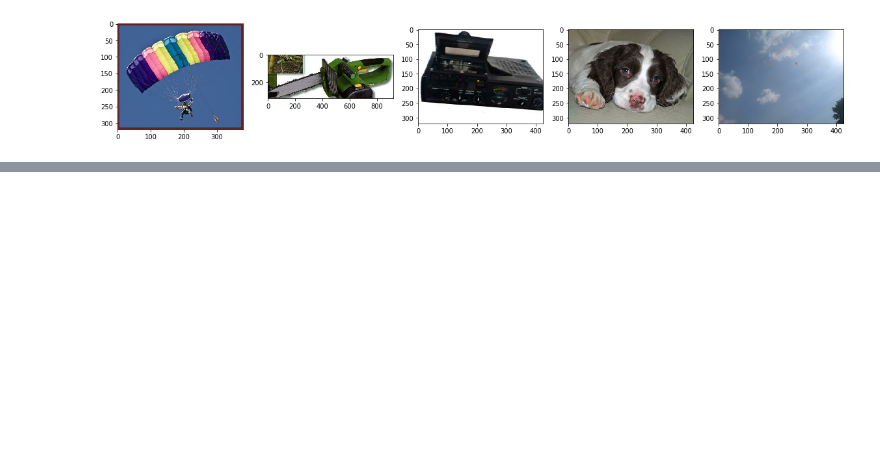
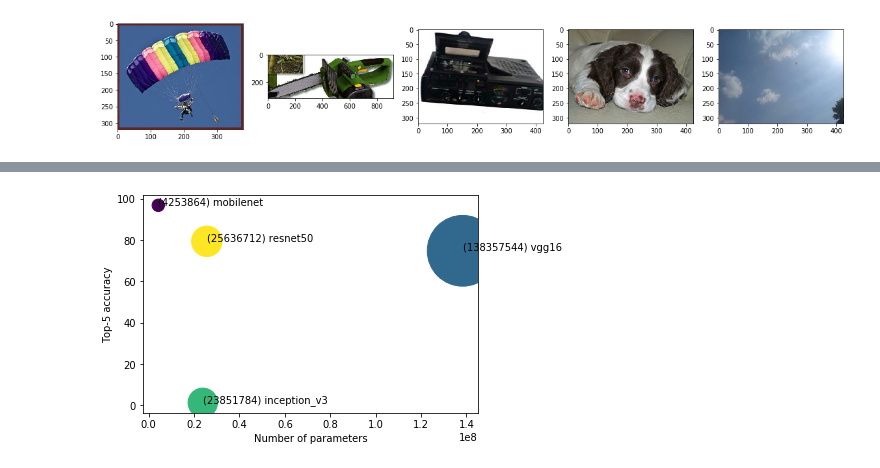
Before and after one commit to TimbusCalin/otus_cv_cource, a Jupyter notebook: src/otus_hw2/top_5_accuracy.ipynb, the cells around one changed output, grey strips where cells are left out. Saved outputs shown, nothing was run; the diff lists cells and outputs as text; code cells hidden in the pictures; blank space fills up the shorter version.

Commit message:
add visualization

```diff
--- a/src/otus_hw2/top_5_accuracy.ipynb
+++ b/src/otus_hw2/top_5_accuracy.ipynb
@@ -98,6 +110,7 @@ labels_dict = {
    9: "n03888257"
 }
 # %%
+# calculation
 def top_k_accuracy(y_preds, y_real):
     is_right_ans = False
     for pred in y_preds:
@@ -106,16 +119,17 @@ def top_k_accuracy(y_preds, y_real):
             break
     return is_right_ans
 
-model_names_list = ["vgg16", "mobilenet"]
-# model_names_list = ["mobilenet", "vgg16", "inception_v3", "resnet50"]
-gen_iter = model_generator(model_names_list, ds_test)
+# model_names_list = ["inception_v3"]
+model_names_list = ["mobilenet", "vgg16", "inception_v3", "resnet50"]
+gen_iter = model_generator(model_names_list, imagenette_dataset)
 
+models_results = []
 model_top5_results = {}
 for name in model_names_list:
     # iterator for dataset (labels)
     ds_iterator = imagenette_dataset.as_numpy_iterator()
 
-    model_result = next(gen_iter)
+    model_result, params_count = next(gen_iter)
     # TODO top_5 algorithm
     get_codes = lambda item: [i[0] for i in item]
     y_preds = [get_codes(item) for item in model_result]
@@ -130,8 +144,9 @@ for name in model_names_list:
             top[0] += 1
         else:
             top[1] += 1
-    print(top)
 
-
-    # model_top5_results[name] = model_result
+    model_top5_results["name"] = name
+    model_top5_results["acc"] = top[0]/(top[0]+top[1])*100
+    model_top5_results["params_count"] = params_count
+    models_results.append(model_top5_results.copy())
 # %% [output]
@@ -141,0 +154,38 @@ for name in model_names_list:
+# %%
+# visualization
+name = []
+x = []
+y = []
+z = []
+color = []
+data = model_top5_results
+for idx, model_result in enumerate(models_results):
+    name.append(model_result["name"])
+    x.append(model_result["params_count"])
+    y.append(model_result["acc"])
+    z.append(model_result["params_count"])
+    color.append(idx)
+
+#create scatter plot
+name = np.asarray(name)
+x = np.asarray(x)
+y = np.asarray(y)
+z = np.asarray(z)
+size = 5000
+norm_z = z/z.max()*size
+
+fig, ax = plt.subplots()
+ax.scatter(z,y,s=norm_z,marker='o', c=color)
+
+#label each bubble
+for i in range(len(z)):
+    plt.annotate("(%s) %s" % (x[i], name[i]),xy=(z[i], y[i]))
+
+#Label axis
+plt.xlabel('Number of parameters')
+plt.ylabel('Top-5 accuracy')
+plt.show()
+
+# https://colab.research.google.com/github/idealo/imageatm/blob/master/examples/imageatm_imagenette.ipynb#scrollTo=XXMGAekAuY7L
+# %% [output]
+[figure, added]
```
Also changed, not shown: parts of 7 cells of this notebook.
